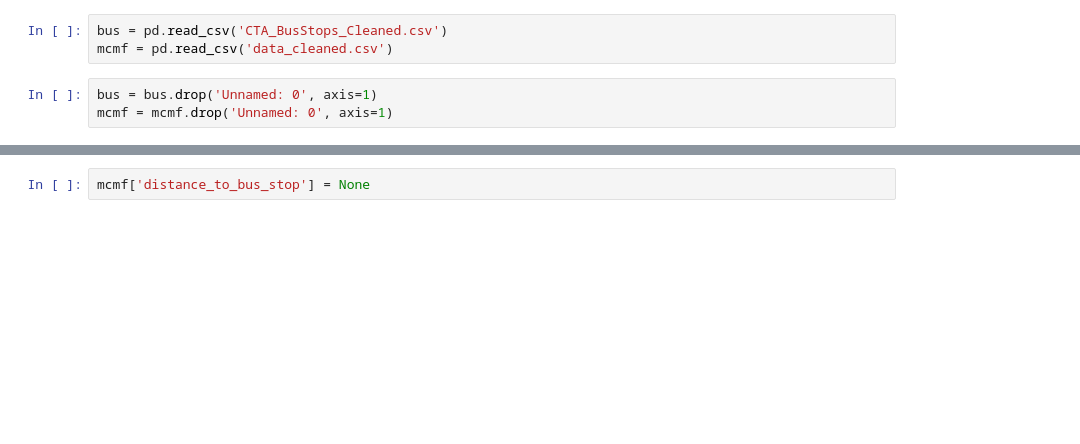
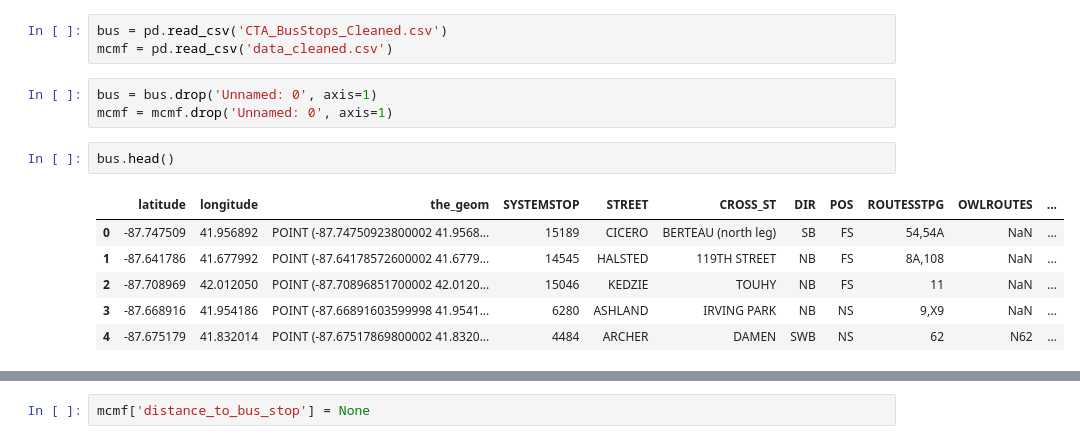
Before and after one commit to ada-zhong/STAT-390-Project, a Jupyter notebook: MCMF/Longitude Latitude Calculations.ipynb, the cells around one changed output, grey strips where cells are left out. Saved outputs shown, nothing was run; the diff lists cells and outputs as text; blank space fills up the shorter version.

```diff
--- a/MCMF/Longitude Latitude Calculations.ipynb
+++ b/MCMF/Longitude Latitude Calculations.ipynb
@@ -7,3 +11,12 @@ mcmf = pd.read_csv('data_cleaned.csv')
 # %%
 bus = bus.drop('Unnamed: 0', axis=1)
 mcmf = mcmf.drop('Unnamed: 0', axis=1)
+# %%
+bus.head()
+# %% [output]
+|  | latitude | longitude | the_geom | SYSTEMSTOP | STREET | CROSS_ST | DIR | POS | ROUTESSTPG | OWLROUTES | ... |
+| 0 | -87.747509 | 41.956892 | POINT (-87.74750923800002 41.9568... | 15189 | CICERO | BERTEAU (north leg) | SB | FS | 54,54A | NaN | ... |
+| 1 | -87.641786 | 41.677992 | POINT (-87.64178572600002 41.6779... | 14545 | HALSTED | 119TH STREET | NB | FS | 8A,108 | NaN | ... |
+| 2 | -87.708969 | 42.012050 | POINT (-87.70896851700002 42.0120... | 15046 | KEDZIE | TOUHY | NB | FS | 11 | NaN | ... |
+| 3 | -87.668916 | 41.954186 | POINT (-87.66891603599998 41.9541... | 6280 | ASHLAND | IRVING PARK | NB | NS | 9,X9 | NaN | ... |
+| 4 | -87.675179 | 41.832014 | POINT (-87.67517869800002 41.8320... | 4484 | ARCHER | DAMEN | SWB | NS | 62 | N62 | ... |
```
Also changed, not shown: parts of 14 cells of this notebook.
